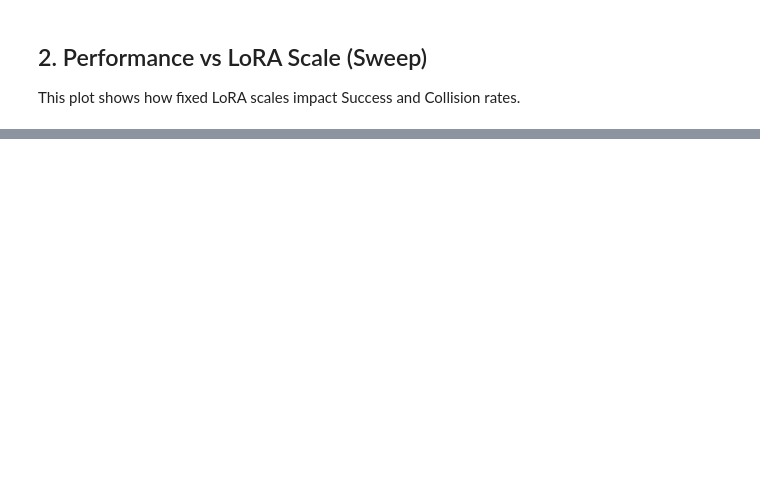
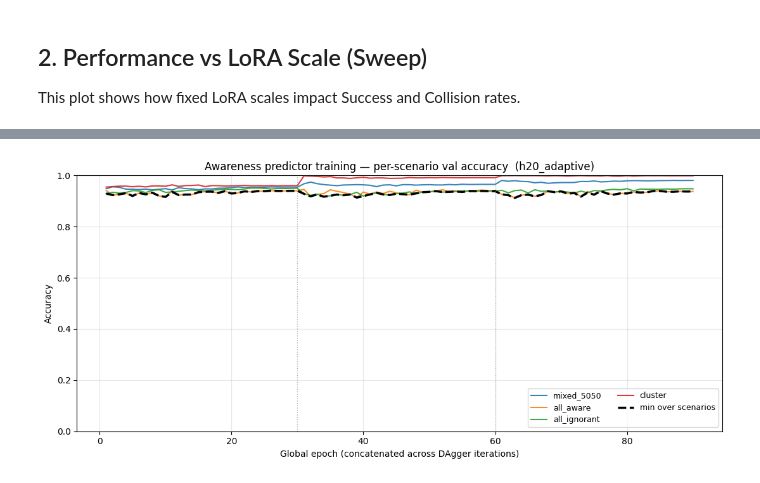
Before and after one commit to NoelsAdventure/BLEND, a Jupyter notebook: results_visualization.ipynb, the cells around one changed output, grey strips where cells are left out. Drawn from its saved outputs; the diff is of its cells as text; code cells hidden in the pictures; blank space fills up the shorter version.

```diff
--- a/results_visualization.ipynb
+++ b/results_visualization.ipynb
@@ -241,0 +812,78 @@ File not found: trained_models/LoraF_invi_visi_rank_1/test/seperate_mixed_5050_a
+# %%
+# Awareness predictor training progress — inline version of plot_awareness_training.py
+import glob, re
+import pandas as pd
+
+predictor_tag = 'h20_adaptive'   # change to 'h30_adaptive' / 'h40_adaptive' etc.
+
+pred_dir = os.path.dirname(model_dir.rstrip('/'))
+pattern = os.path.join(pred_dir, f'friendly_predictor_history_{predictor_tag}_iter*.json')
+history_paths = sorted(glob.glob(pattern), key=lambda p: int(re.search(r'_iter(\d+)\.json$', p).group(1)))
+
+if not history_paths:
+    # Fall back to the canonical (untagged) single-training history file.
+    fallback = os.path.join(pred_dir, 'friendly_predictor_history.json')
+    if os.path.exists(fallback):
+        history_paths = [fallback]
+
+if not history_paths:
+    print(f'No history files found for predictor_tag={predictor_tag!r} in {pred_dir}/')
+    print('Available history files:')
+    for f in sorted(glob.glob(os.path.join(pred_dir, 'friendly_predictor_*history*.json'))):
+        print(f'  {os.path.basename(f)}')
+else:
+    print(f'Loading {len(history_paths)} history file(s) for {predictor_tag}:')
+    for p in history_paths:
+        print(f'  {os.path.basename(p)}')
+
+    histories = [json.load(open(p)) for p in history_paths]
+    # Stable, ordered union of scenario names across all history files.
+    seen = []
+    for h in histories:
+        for sc in h.get('scenarios', []):
+            if sc not in seen: seen.append(sc)
+        for ep in h.get('history', []):
+            for sc in ep.get('per_scenario', {}).keys():
+                if sc not in seen: seen.append(sc)
+    sc_list = seen
+
+    # Build per-scenario series + iteration boundaries (global epoch axis)
+    series = {sc: ([], []) for sc in sc_list}
+    min_xs, min_ys = [], []
+    epoch_offset = 0
+    boundaries = []
+    for h in histories:
+        eps = h.get('history', [])
+        for ep in eps:
+            ep_idx = epoch_offset + ep['epoch']
+            per_sc = ep.get('per_scenario', {})
+            for sc in sc_list:
+                if sc in per_sc and 'acc' in per_sc[sc]:
+                    series[sc][0].append(ep_idx); series[sc][1].append(per_sc[sc]['acc'])
+            if 'min_scenario_acc' in ep:
+                min_xs.append(ep_idx); min_ys.append(ep['min_scenario_acc'])
+        if eps:
+            epoch_offset += int(eps[-1]['epoch'])
+            boundaries.append(epoch_offset)
+
+    # Plot
+    fig, ax = plt.subplots(figsize=(11, 5))
+    cmap = plt.get_cmap('tab10')
+    for i, sc in enumerate(sc_list):
+        xs, ys = series[sc]
+        if xs:
+            ax.plot(xs, ys, color=cmap(i), label=sc, linewidth=1.5, alpha=0.9)
+    if min_xs:
+        ax.plot(min_xs, min_ys, color='black', label='min over scenarios',
+                linewidth=2.5, linestyle='--')
+    for b in boundaries[:-1]:
+        ax.axvline(b, color='gray', linestyle=':', alpha=0.6, linewidth=1.0)
+    ax.set_ylim(0.0, 1.0)
+    ax.set_xlabel('Global epoch (concatenated across DAgger iterations)')
+    ax.set_ylabel('Accuracy')
+    ax.set_title(f'Awareness predictor training — per-scenario val accuracy  ({predictor_tag})')
+    ax.grid(True, alpha=0.3)
+    ax.legend(loc='lower right', ncol=2, fontsize=9)
+    plt.tight_layout()
+    plt.show()
+# %% [output]
@@ -241,0 +894 @@ File not found: trained_models/LoraF_invi_visi_rank_1/test/seperate_mixed_5050_a
+[figure, added]
```
Also changed, not shown: parts of 18 cells of this notebook, 39 other files.
